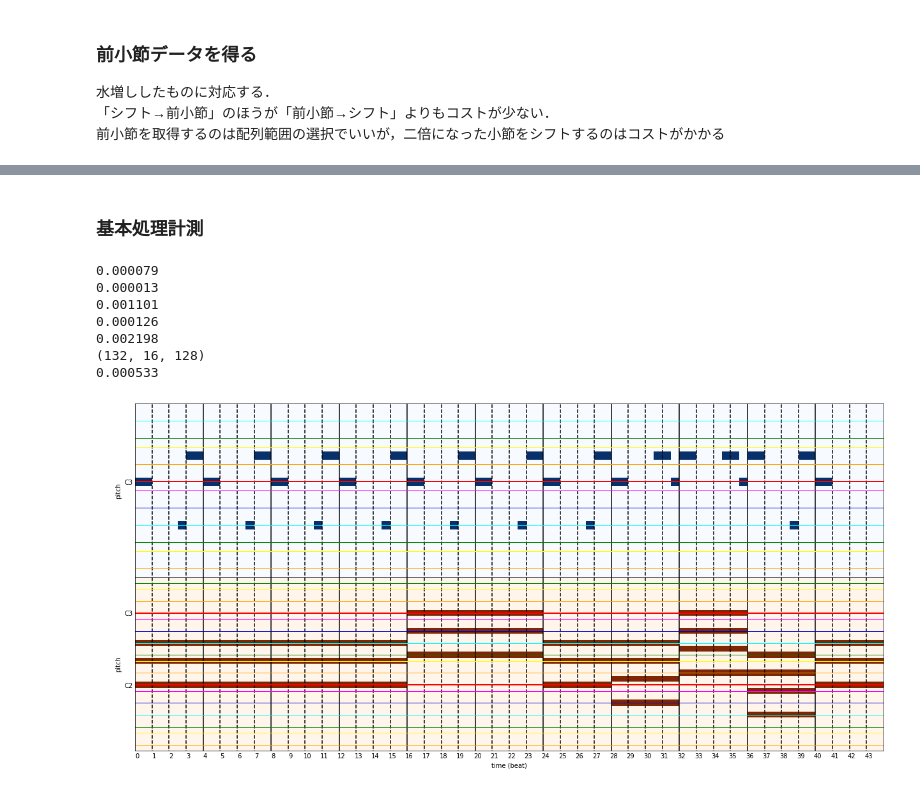
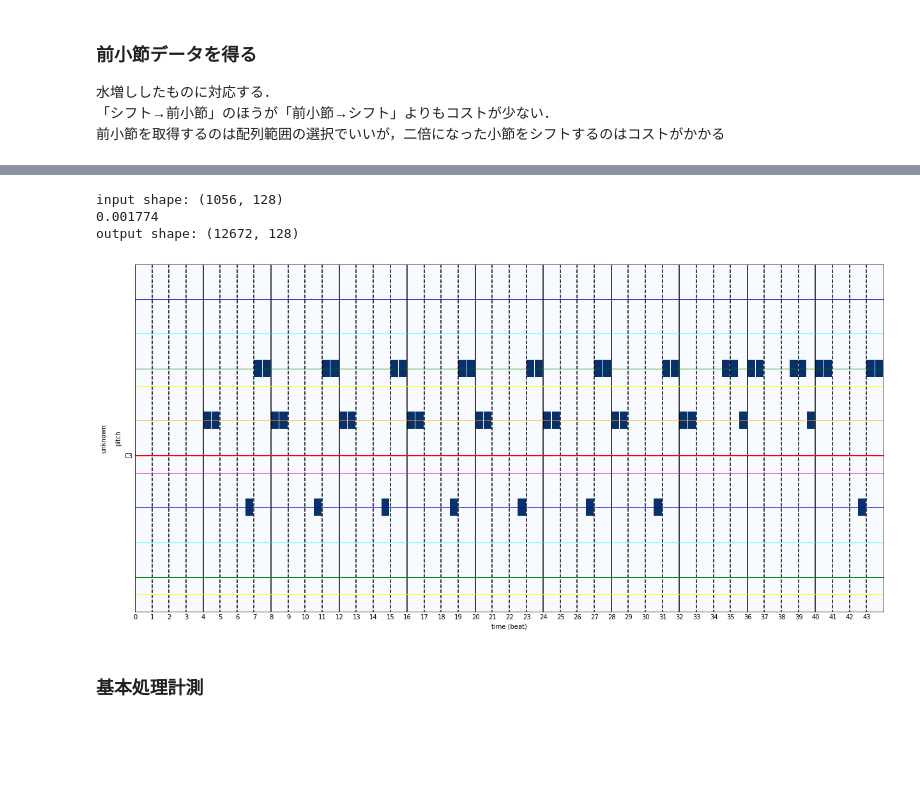
Before and after one commit to fuurin/midinet-followup, a Jupyter notebook: midinet_preparation.ipynb, the cells around one changed output, grey strips where cells are left out. Saved outputs shown, nothing was run; the diff lists cells and outputs as text; code cells hidden in the pictures; blank space fills up the shorter version.

```diff
--- a/midinet_preparation.ipynb
+++ b/midinet_preparation.ipynb
@@ -373,7 +373,7 @@ class AugumentMelodyBars(Processor):
         return ppr, augumented_bars
 # %%
 ppr = get_sample()
-augument_bars = AugumentMelodyBars()
+augument_bars = AugumentBars()
 
 ppr, bars = get_bars(ppr, ppr.tracks[0])
 print("input shape:", bars.shape)
@@ -387,7 +387,7 @@ input shape: (12, 96, 128)
 (144, 96, 128)
 [figure]
 # %%
-class AugumentMelodyTrack(Processor):
+class AugumentTrack(Processor):
     def __init__(self, shifts=11, up=True):
         self.shifts = shifts
         self.keys = shifts + 1
@@ -449,25 +527,42 @@ def get_prev_x
+# %%
+class GetPrevTrack(Processor):
+    def __init__(self, beats_in_bar=4):
+        self.beats_in_bar = beats_in_bar
+
+    def __call__(self, ppr, track):
+        bars = track.pianoroll if isinstance(track, Track) else track
+        steps, pitch_num = bars.shape
+        bar_res = ppr.beat_resolution * self.beats_in_bar
+        song_len = len(ppr.downbeat)
+        augumented_num = steps // song_len
+
+        empty_bar = np.zeros([bar_res, pitch_num])
+        prev_bars = np.vstack((empty_bar, bars[:-bar_res]))
+
+        for a in range(augumented_num):
+            prev_bars[song_len*a:song_len*a+bar_res] = empty_bar
+
+        return ppr, prev_bars
+# %%
+ppr = get_sample()
+get_prev_track = GetPrevTrack()
+melody = ppr.tracks[0]
+
+for p in [remove_empty_bars, augument_track]:
+    ppr, melody = p(ppr, melody)
+
+print("input shape:", ppr.tracks[0].pianoroll.shape)
+with Timer():
+    ppr, prev_track = get_prev_track(ppr, melody)
+print("output shape:", prev_track.shape)
+
+i = 2
+song_len = len(ppr.downbeat)
+grid_plot(Track(pianoroll=np.vstack(prev_track[i*song_len:(i+1)*song_len])), beat_resolution=ppr.beat_resolution)
+# %% [output]
+input shape: (1056, 128)
+0.001774
+output shape: (12672, 128)
+[figure, added]
 # %% [markdown]
 ### 基本処理計測
-# %%
-ppr = get_sample()
-track = ppr.tracks[0]
-
-for p in [binalize, down_resolution, remove_empty_bars, get_bars, augument_bars]:
-    with Timer():
-        ppr, track = p(ppr, track)
-
-print(track.shape)
-
-with Timer():
-    ppr, chord_vecs = get_chord_vectors(ppr, ppr.tracks[1])
-
-grid_plot(ppr)
-# %% [output]
-0.000079
-0.000013
-0.001101
-0.000126
-0.002198
-(132, 16, 128)
-0.000533
-[figure, removed]
```
Also changed, not shown: parts of 24 cells of this notebook.
